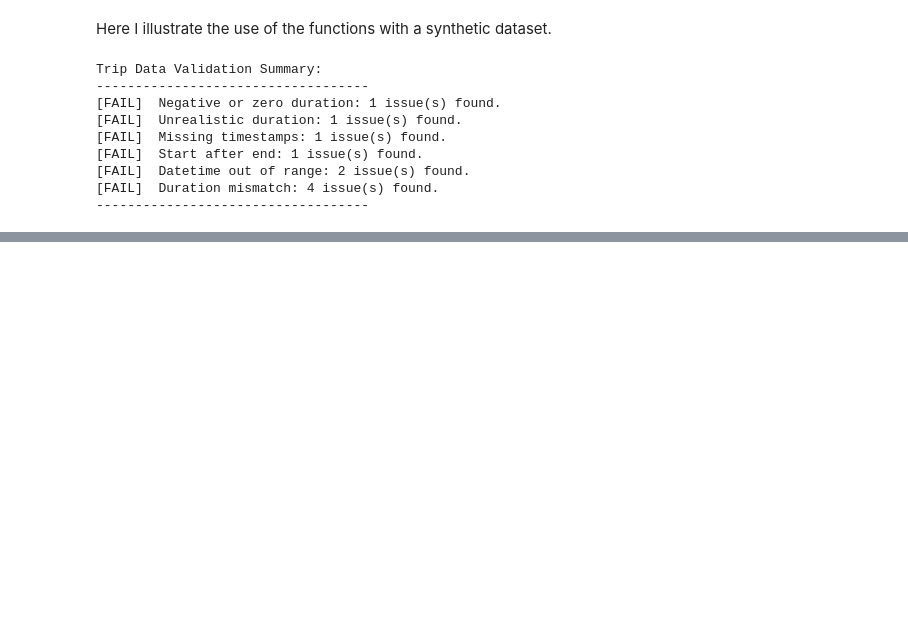
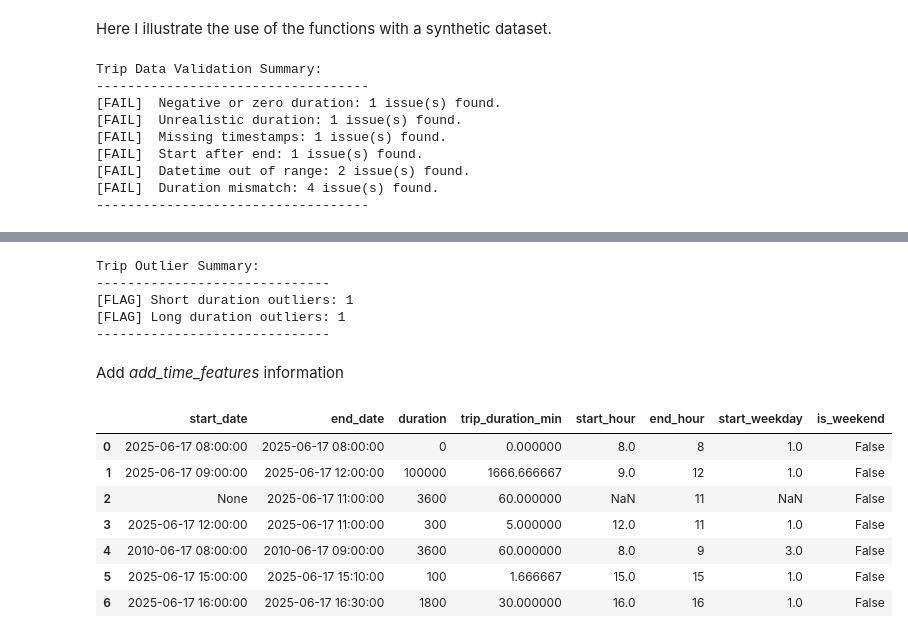
Before and after one commit to manuelgacos/pogoh-ai-engineering, a Jupyter notebook: week-0-setup/EDA_Note_3.ipynb, the cells around one changed output, grey strips where cells are left out. Drawn from its saved outputs; the diff is of its cells as text; code cells hidden in the pictures; blank space fills up the shorter version.

Commit message:
Update for 7/3. Time variables cleaning done.

```diff
--- a/week-0-setup/EDA_Note_3.ipynb
+++ b/week-0-setup/EDA_Note_3.ipynb
@@ -222,0 +230,33 @@ pc.get_trip_data_issues(df_fail)
+# %%
+# Create a dataset where different problems exist
+df_test_cleaning = pd.DataFrame({
+    "start_date": [
+        "2025-06-17 08:00:00",  # zero duration
+        "2025-06-17 09:00:00",  # unrealistic duration
+        None,                   # missing timestamp
+        "2025-06-17 12:00:00",  # start after end
+        "2010-06-17 08:00:00",  # datetime out of range
+        "2025-06-17 15:00:00",  # duration mismatch (duration too small)
+        "2025-06-17 16:00:00"   # clean row
+    ],
+    "end_date": [
+        "2025-06-17 08:00:00",  # zero duration
+        "2025-06-17 12:00:00",  # long duration (10800 sec = 3 hours)
+        "2025-06-17 11:00:00",  # missing start
+        "2025-06-17 11:00:00",  # end before start
+        "2010-06-17 09:00:00",  # datetime out of range
+        "2025-06-17 15:10:00",  # 600 sec duration (but says 100 sec)
+        "2025-06-17 16:30:00"   # clean row
+    ],
+    "duration": [
+        0,          # zero
+        100000,     # unrealistic
+        3600,       # OK duration but missing timestamp
+        300,        # would be invalid (start after end)
+        3600,       # out of range datetime
+        100,        # mismatch (true is 600 sec)
+        1800        # valid
+    ]
+})
+
+pc.clean_trip_data(df_test_cleaning)
@@ -222,0 +284,21 @@ pc.get_trip_data_issues(df_fail)
+# %%
+pc.summarize_trip_outliers(df_flag_test)
+# %% [output]
+Trip Outlier Summary:
+------------------------------
+[FLAG] Short duration outliers: 1
+[FLAG] Long duration outliers: 1
+------------------------------
+# %% [markdown]
+Add *add_time_features* information
+# %%
+pc.add_time_features(df_test_cleaning)
+# %% [output]
+|  | start_date | end_date | duration | trip_duration_min | start_hour | end_hour | start_weekday | is_weekend |
+| 0 | 2025-06-17 08:00:00 | 2025-06-17 08:00:00 | 0 | 0.000000 | 8.0 | 8 | 1.0 | False |
+| 1 | 2025-06-17 09:00:00 | 2025-06-17 12:00:00 | 100000 | 1666.666667 | 9.0 | 12 | 1.0 | False |
+| 2 | None | 2025-06-17 11:00:00 | 3600 | 60.000000 | NaN | 11 | NaN | False |
+| 3 | 2025-06-17 12:00:00 | 2025-06-17 11:00:00 | 300 | 5.000000 | 12.0 | 11 | 1.0 | False |
+| 4 | 2010-06-17 08:00:00 | 2010-06-17 09:00:00 | 3600 | 60.000000 | 8.0 | 9 | 3.0 | False |
+| 5 | 2025-06-17 15:00:00 | 2025-06-17 15:10:00 | 100 | 1.666667 | 15.0 | 15 | 1.0 | False |
+| 6 | 2025-06-17 16:00:00 | 2025-06-17 16:30:00 | 1800 | 30.000000 | 16.0 | 16 | 1.0 | False |
```
Also changed, not shown: parts of 7 cells of this notebook, 1 other file.
